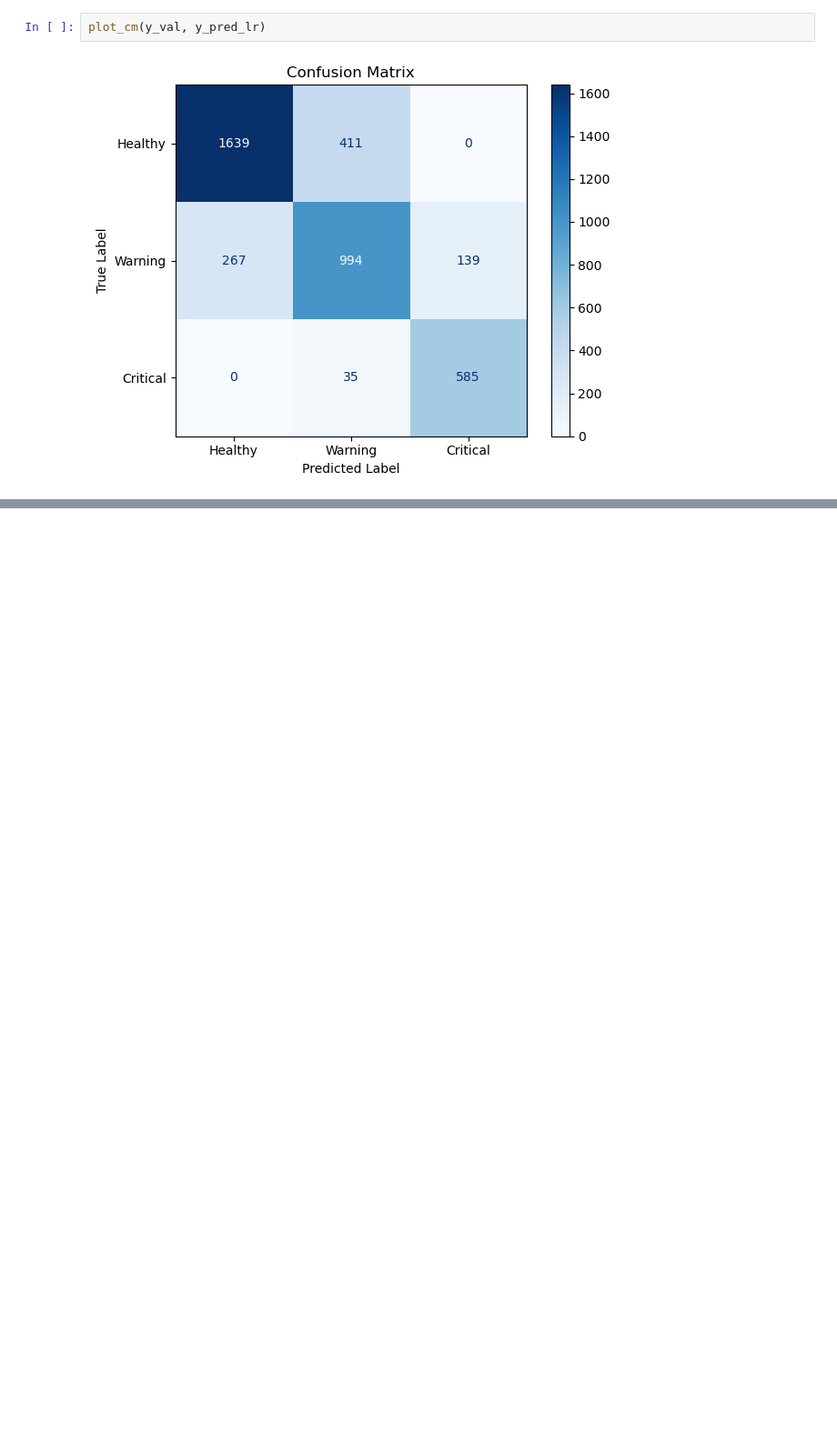
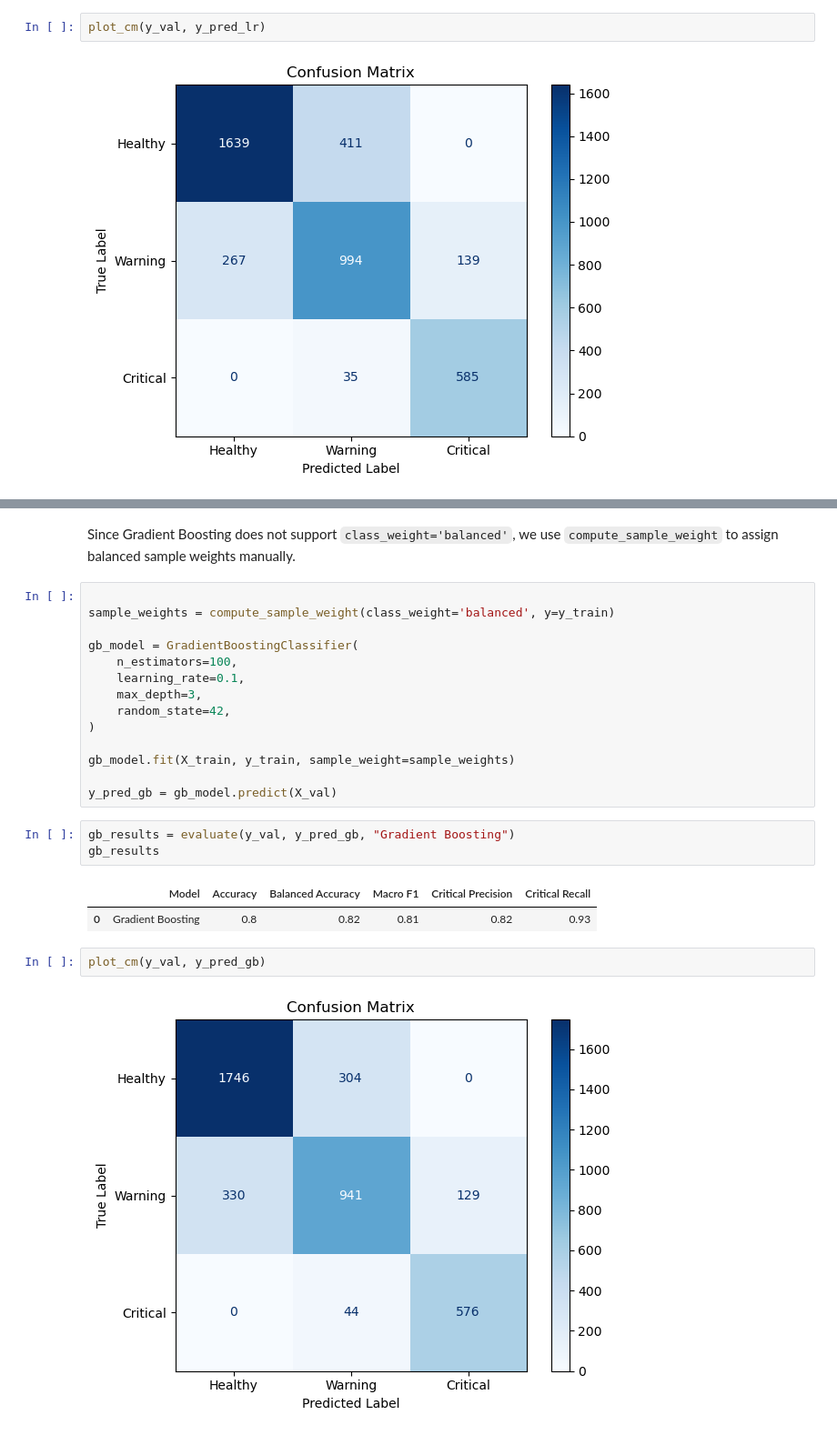
Before and after one commit to variableh/NASA, a Jupyter notebook: 03_classification.ipynb, the cells around one changed output, grey strips where cells are left out. Shown at 91% size. Cells and saved outputs as stored; diff of their text form; blank space fills up the shorter version.

```diff
--- a/03_classification.ipynb
+++ b/03_classification.ipynb
@@ -196,0 +228,26 @@ plot_cm(y_val, y_pred_lr)
+# %% [markdown]
+Since Gradient Boosting does not support `class_weight='balanced'`, we use `compute_sample_weight` to assign balanced sample weights manually.
+# %%
+
+sample_weights = compute_sample_weight(class_weight='balanced', y=y_train)
+
+gb_model = GradientBoostingClassifier(
+    n_estimators=100,
+    learning_rate=0.1,
+    max_depth=3,
+    random_state=42,
+)
+
+gb_model.fit(X_train, y_train, sample_weight=sample_weights)
+
+y_pred_gb = gb_model.predict(X_val)
+# %%
+gb_results = evaluate(y_val, y_pred_gb, "Gradient Boosting")
+gb_results
+# %% [output]
+|  | Model | Accuracy | Balanced Accuracy | Macro F1 | Critical Precision | Critical Recall |
+| 0 | Gradient Boosting | 0.8 | 0.82 | 0.81 | 0.82 | 0.93 |
+# %%
+plot_cm(y_val, y_pred_gb)
+# %% [output]
+[figure, added]
```
Also changed, not shown: parts of 13 cells of this notebook.
